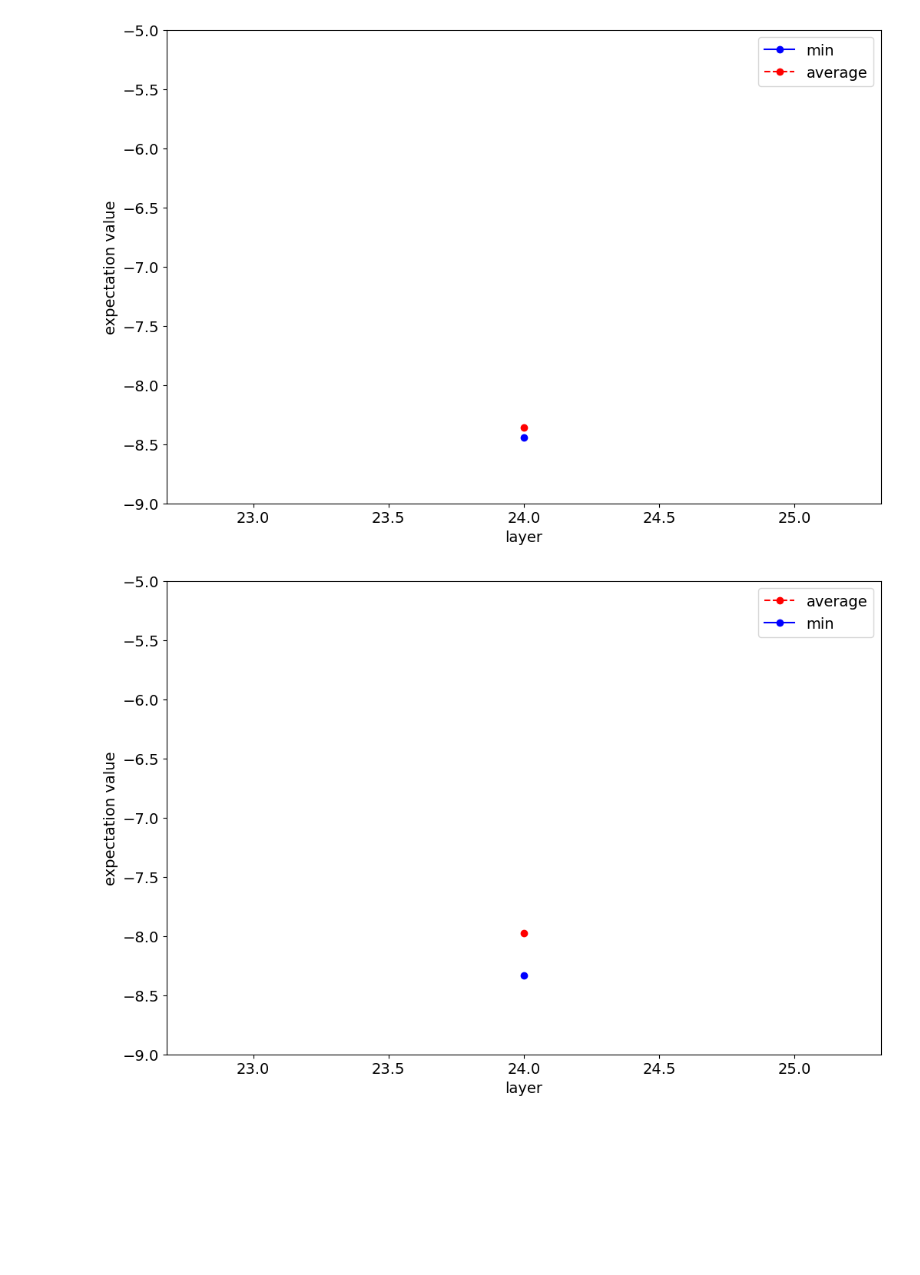
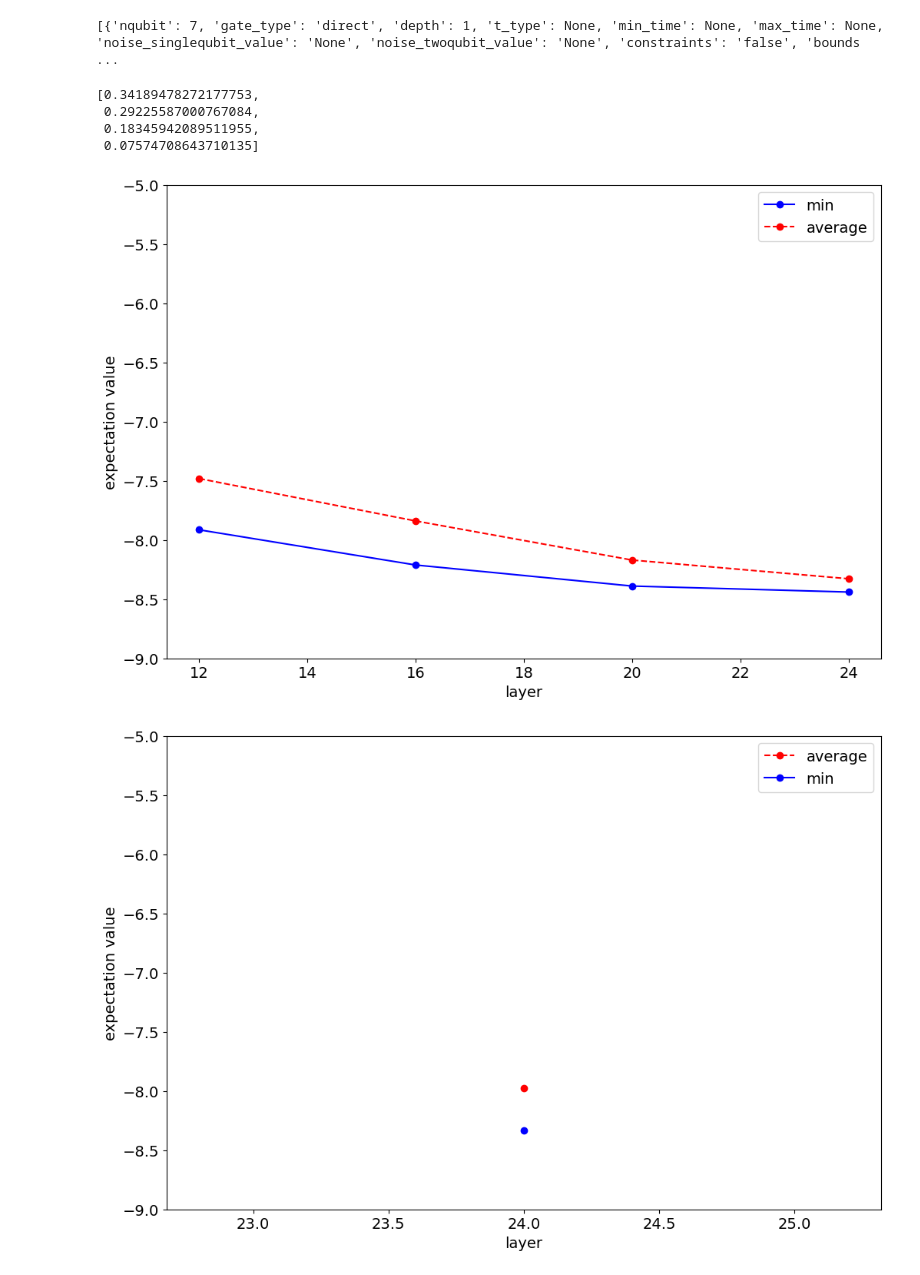
Before and after one commit to tanan/qsimu, a Jupyter notebook: qulacs/apps/notebook/time_absolute.ipynb, the cells around one changed output. Drawn from its saved outputs; the diff is of its cells as text; code cells hidden in the pictures; blank space fills up the shorter version.

```diff
--- a/qulacs/apps/notebook/time_absolute.ipynb
+++ b/qulacs/apps/notebook/time_absolute.ipynb
@@ -18,3 +16,7 @@ KeyError: "no row field 'evol'"
+# %%
+print(summaries)
+# %% [output]
+[{'nqubit': 7, 'gate_type': 'direct', 'depth': 1, 't_type': None, 'min_time': None, 'max_time': None, 'noise_singlequbit_value': 'None', 'noise_twoqubit_value': 'None', 'constraints': 'false', 'bounds ...
 # %%
 ## x axis: layer, y axis: expectation value
 plot_list = {}
@@ -24,6 +26,7 @@ for summary in summaries:
             plot_list["%s-%s-%s-%s-%s-%s-%s-%s-depth" % (summary['gate_type'], summary['min_time'], summary['max_time'], summary['noise_singlequbit_value'], summary['noise_twoqubit_value'], summary['constraints'], summary['bounds'], summary['t_evol'])] = [summary['depth']]
             plot_list["%s-%s-%s-%s-%s-%s-%s-%s-cost-min" % (summary['gate_type'], summary['min_time'], summary['max_time'], summary['noise_singlequbit_value'], summary['noise_twoqubit_value'], summary['constraints'], summary['bounds'], summary['t_evol'])] = [summary['cost']['min']]
             plot_list["%s-%s-%s-%s-%s-%s-%s-%s-cost-mean" % (summary['gate_type'], summary['min_time'], summary['max_time'], summary['noise_singlequbit_value'], summary['noise_twoqubit_value'], summary['constraints'], summary['bounds'], summary['t_evol'])] = [summary['cost']['mean']]
+            plot_list["%s-%s-%s-%s-%s-%s-%s-%s-cost-std" % (summary['gate_type'], summary['min_time'], summary['max_time'], summary['noise_singlequbit_value'], summary['noise_twoqubit_value'], summary['constraints'], summary['bounds'], summary['t_evol'])] = [summary['cost']['std']]
             plot_list["%s-%s-%s-%s-%s-%s-%s-%s-iter-min" % (summary['gate_type'], summary['min_time'], summary['max_time'], summary['noise_singlequbit_value'], summary['noise_twoqubit_value'], summary['constraints'], summary['bounds'], summary['t_evol'])] = [summary['iter']['min']]
             plot_list["%s-%s-%s-%s-%s-%s-%s-%s-iter-max" % (summary['gate_type'], summary['min_time'], summary['max_time'], summary['noise_singlequbit_value'], summary['noise_twoqubit_value'], summary['constraints'], summary['bounds'], summary['t_evol'])] = [summary['iter']['max']]
             plot_list["%s-%s-%s-%s-%s-%s-%s-%s-iter-mean" % (summary['gate_type'], summary['min_time'], summary['max_time'], summary['noise_singlequbit_value'], summary['noise_twoqubit_value'], summary['constraints'], summary['bounds'], summary['t_evol'])] = [summary['iter']['mean']]
@@ -31,6 +34,7 @@ for summary in summaries:
             plot_list["%s-%s-%s-%s-%s-%s-%s-%s-depth" % (summary['gate_type'], summary['min_time'], summary['max_time'], summary['noise_singlequbit_value'], summary['noise_twoqubit_value'], summary['constraints'], summary['bounds'], summary['t_evol'])].append(summary['depth'])
             plot_list["%s-%s-%s-%s-%s-%s-%s-%s-cost-min" % (summary['gate_type'], summary['min_time'], summary['max_time'], summary['noise_singlequbit_value'], summary['noise_twoqubit_value'], summary['constraints'], summary['bounds'], summary['t_evol'])].append(summary['cost']['min'])
             plot_list["%s-%s-%s-%s-%s-%s-%s-%s-cost-mean" % (summary['gate_type'], summary['min_time'], summary['max_time'], summary['noise_singlequbit_value'], summary['noise_twoqubit_value'], summary['constraints'], summary['bounds'], summary['t_evol'])].append(summary['cost']['mean'])
+            plot_list["%s-%s-%s-%s-%s-%s-%s-%s-cost-std" % (summary['gate_type'], summary['min_time'], summary['max_time'], summary['noise_singlequbit_value'], summary['noise_twoqubit_value'], summary['constraints'], summary['bounds'], summary['t_evol'])].append(summary['cost']['std'])
             plot_list["%s-%s-%s-%s-%s-%s-%s-%s-iter-min" % (summary['gate_type'], summary['min_time'], summary['max_time'], summary['noise_singlequbit_value'], summary['noise_twoqubit_value'], summary['constraints'], summary['bounds'], summary['t_evol'])].append(summary['iter']['min'])
             plot_list["%s-%s-%s-%s-%s-%s-%s-%s-iter-max" % (summary['gate_type'], summary['min_time'], summary['max_time'], summary['noise_singlequbit_value'], summary['noise_twoqubit_value'], summary['constraints'], summary['bounds'], summary['t_evol'])].append(summary['iter']['max'])
             plot_list["%s-%s-%s-%s-%s-%s-%s-%s-iter-mean" % (summary['gate_type'], summary['min_time'], summary['max_time'], summary['noise_singlequbit_value'], summary['noise_twoqubit_value'], summary['constraints'], summary['bounds'], summary['t_evol'])].append(summary['iter']['mean'])
@@ -54,17 +58,24 @@ def create_iteration_graph(title):
         plt.title(title)
     plt.xlabel("layer")
     plt.ylabel("iteration")
+# %%
+plot_list['indirect_xy--1-1-None-None-false-false-"absolute"-cost-std']
+# %% [output]
+[0.34189478272177753,
+ 0.29225587000767084,
+ 0.18345942089511955,
+ 0.07574708643710135]
 # %%
 # compare to direct
 
 create_expectation_graph("")
 # plt.hlines(exact_value, min(d_plot_list['depth']), max(d_plot_list['depth']), colors='black', linestyles='dashed', label='exact value')
-plt.plot(plot_list['indirect_xy-0-1-None-None-false-false-absolute-depth'], plot_list['indirect_xy-0-1-None-None-false-false-absolute-cost-min'], marker='o', color='blue', label='min')
-plt.plot(plot_list['indirect_xy-0-1-None-None-false-false-absolute-depth'], plot_list['indirect_xy-0-1-None-None-false-false-absolute-cost-mean'], marker='o', color='red', linestyle="dashed", label='average')
+plt.plot(plot_list['indirect_xy--1-1-None-None-false-false-"absolute"-depth'], plot_list['indirect_xy--1-1-None-None-false-false-"absolute"-cost-min'], marker='o', color='blue', label='min')
+plt.plot(plot_list['indirect_xy--1-1-None-None-false-false-"absolute"-depth'], plot_list['indirect_xy--1-1-None-None-false-false-"absolute"-cost-mean'], marker='o', color='red', linestyle="dashed", label='average')
 plt.legend()
 plt.savefig('./images/indirect_xy_unbounds_expectation_t_absolute.png')
 # %% [output]
-[figure, old version]
+[figure, new version]
 # %%
 # with bounds
 create_expectation_graph("")
```
Also changed, not shown: parts of 1 cell of this notebook, 5 other files.
